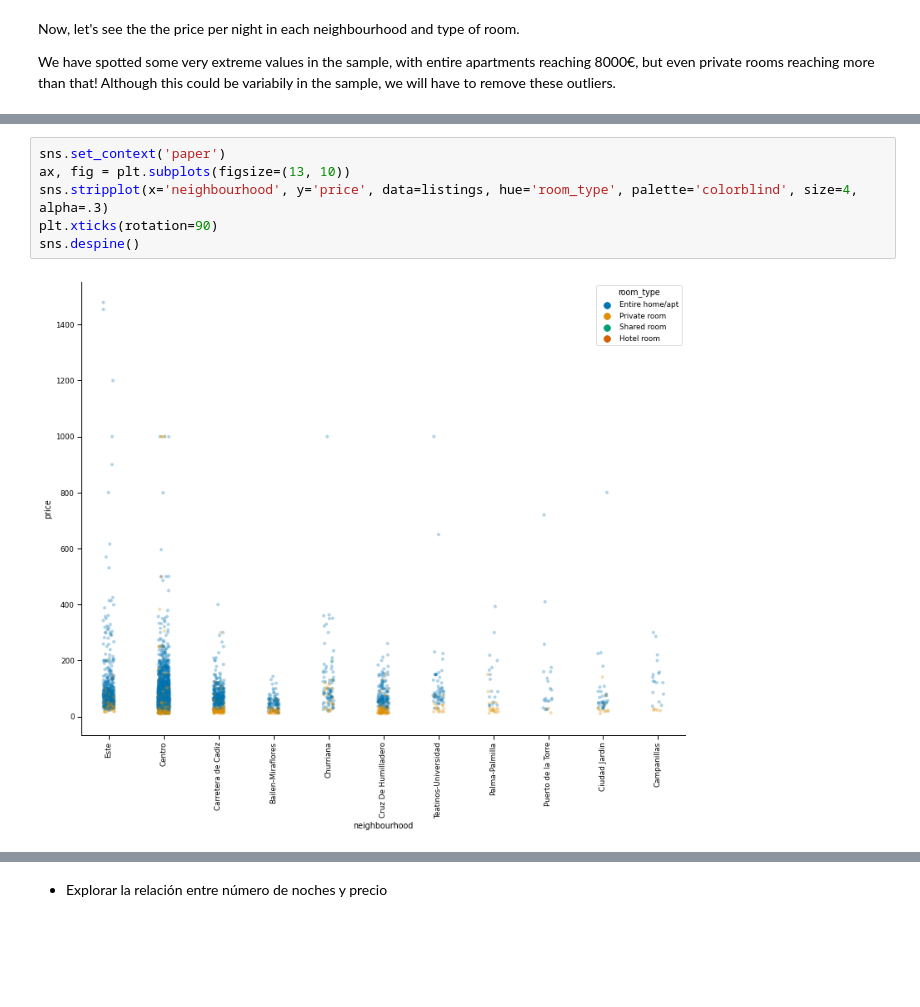
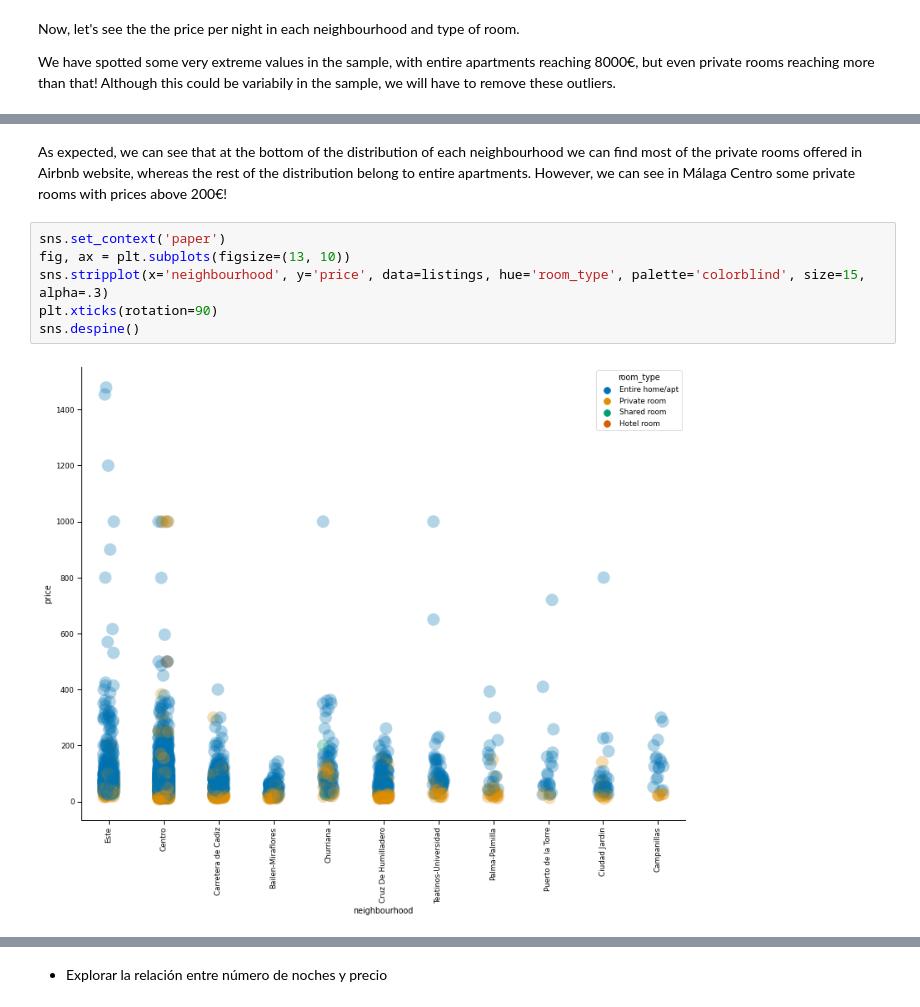
Before and after one commit to sbmoyano/data_science_projects, a Jupyter notebook: Airbnb_Malaga_correlation_regression/airbnb_malaga_supervised_learning.ipynb, the cells around one changed output, grey strips where cells are left out. Cells and saved outputs as stored; diff of their text form; blank space fills up the shorter version.

```diff
--- a/Airbnb_Malaga_correlation_regression/airbnb_malaga_supervised_learning.ipynb
+++ b/Airbnb_Malaga_correlation_regression/airbnb_malaga_supervised_learning.ipynb
@@ -271,8 +298,10 @@ listings[listings['host_name'].str.contains('Unisierra|Zenit')]
+# %% [markdown]
+As expected, we can see that at the bottom of the distribution of each neighbourhood we can find most of the private rooms offered in Airbnb website, whereas the rest of the distribution belong to entire apartments. However, we can see in Málaga Centro some private rooms with prices above 200€!
 # %%
 sns.set_context('paper')
-ax, fig = plt.subplots(figsize=(13, 10))
-sns.stripplot(x='neighbourhood', y='price', data=listings, hue='room_type', palette='colorblind', size=4, alpha=.3)
+fig, ax = plt.subplots(figsize=(13, 10))
+sns.stripplot(x='neighbourhood', y='price', data=listings, hue='room_type', palette='colorblind', size=15, alpha=.3)
 plt.xticks(rotation=90)
 sns.despine()
 # %% [output]
-[figure, old version]
+[figure, new version]
```
Also changed, not shown: parts of 44 cells of this notebook, 1 other file.
